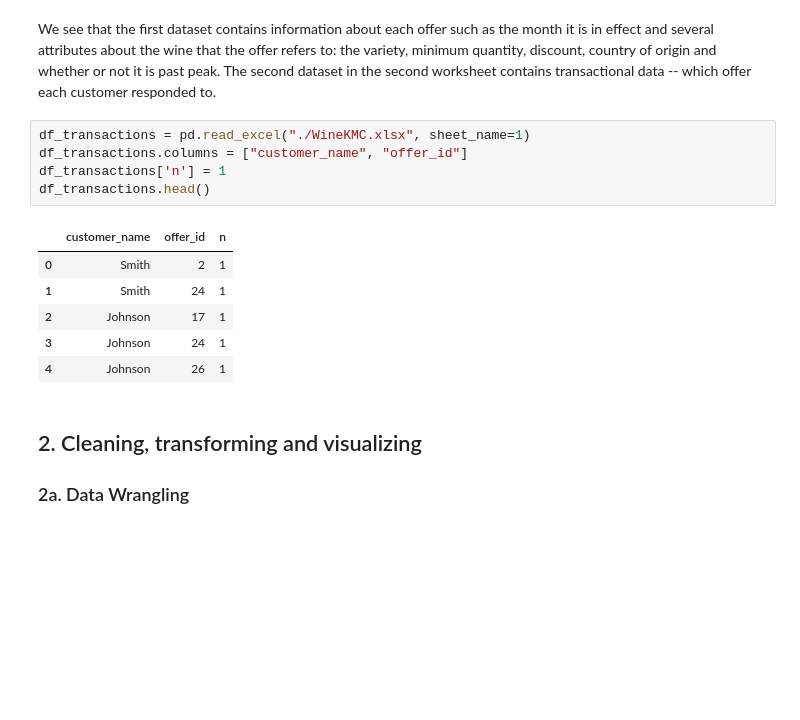
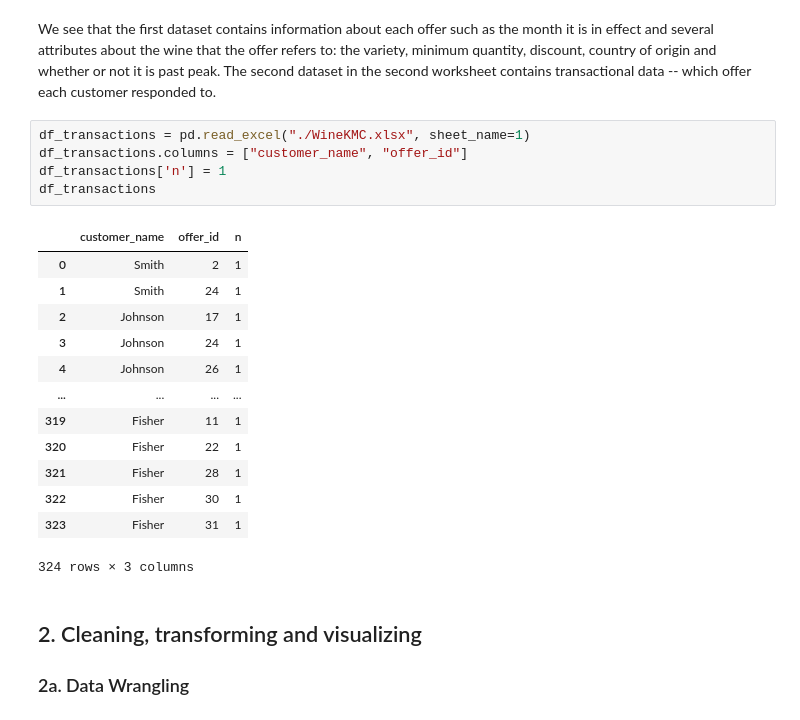
Before and after one commit to RedMousy/dsc_v5, a Jupyter notebook: Unit 15 - Unsupervised Learning/15.6 Principal Components Analysis/Clustering Case Study Customer Segmentation/Clustering Case Study - Customer Segmentation with K-Means - Tier 3.ipynb, the cells around one changed output. Drawn from its saved outputs; the diff is of its cells as text; blank space fills up the shorter version.

```diff
--- a/Unit 15 - Unsupervised Learning/15.6 Principal Components Analysis/Clustering Case Study Customer Segmentation/Clustering Case Study - Customer Segmentation with K-Means - Tier 3.ipynb
+++ b/Unit 15 - Unsupervised Learning/15.6 Principal Components Analysis/Clustering Case Study Customer Segmentation/Clustering Case Study - Customer Segmentation with K-Means - Tier 3.ipynb
@@ -72,15 +72,22 @@ We see that the first dataset contains information about each offer such as the
 # %%
 df_transactions = pd.read_excel("./WineKMC.xlsx", sheet_name=1)
 df_transactions.columns = ["customer_name", "offer_id"]
 df_transactions['n'] = 1
-df_transactions.head()
+df_transactions
 # %% [output]
 |  | customer_name | offer_id | n |
 | 0 | Smith | 2 | 1 |
 | 1 | Smith | 24 | 1 |
 | 2 | Johnson | 17 | 1 |
 | 3 | Johnson | 24 | 1 |
 | 4 | Johnson | 26 | 1 |
+| ... | ... | ... | ... |
+| 319 | Fisher | 11 | 1 |
+| 320 | Fisher | 22 | 1 |
+| 321 | Fisher | 28 | 1 |
+| 322 | Fisher | 30 | 1 |
+| 323 | Fisher | 31 | 1 |
+324 rows × 3 columns
 # %% [markdown]
 ## 2. Cleaning, transforming and visualizing
 ### 2a. Data Wrangling
```
Also changed, not shown: parts of 8 cells of this notebook.
